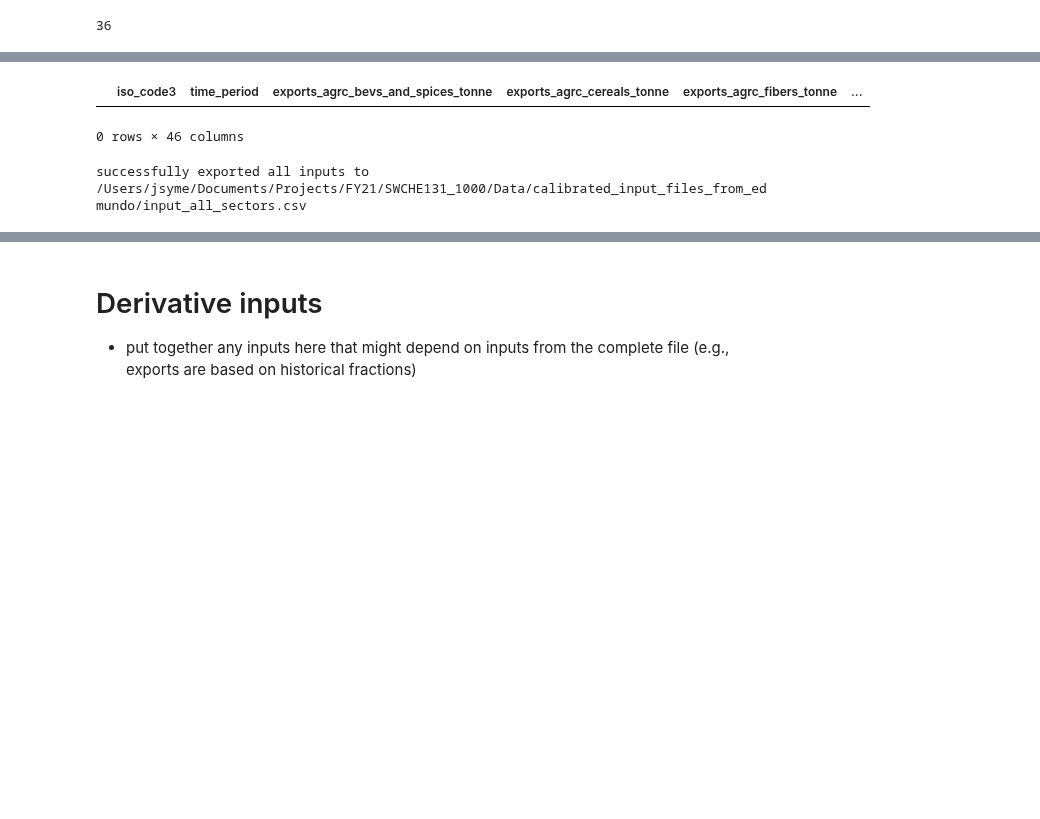
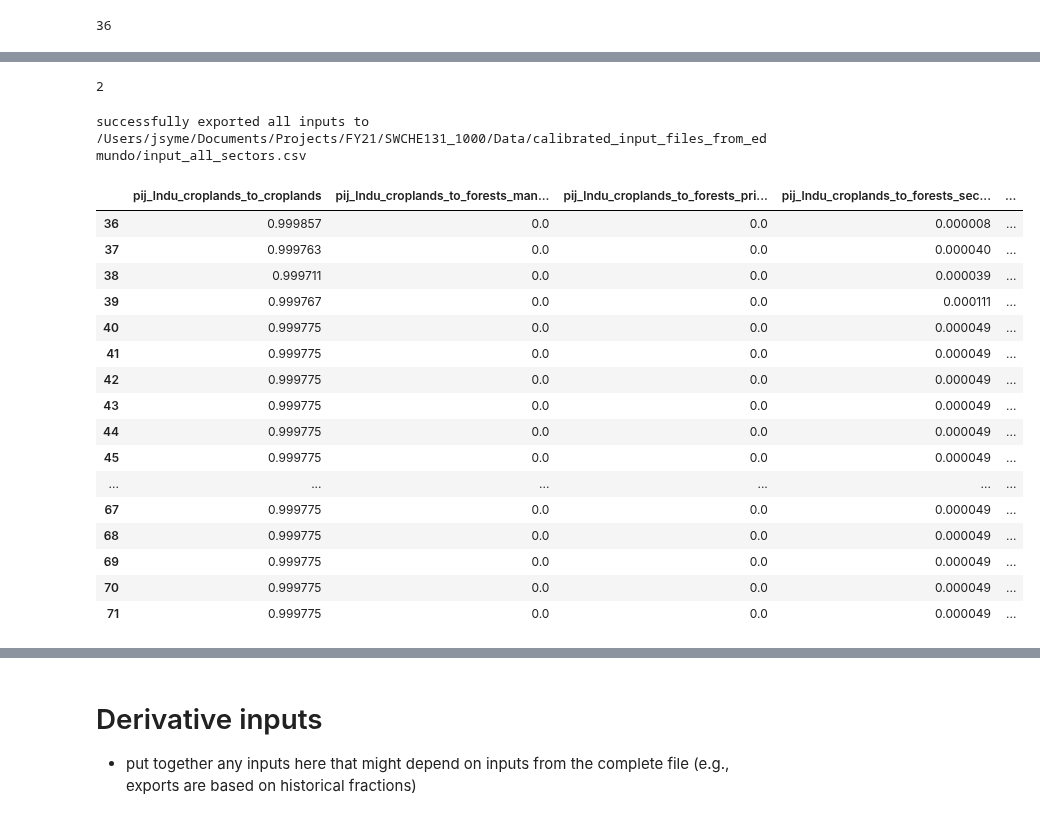
Before and after one commit to jcsyme/sisepuede, a Jupyter notebook: python/build_input_data_file_nonlac.ipynb, the cells around one changed output, grey strips where cells are left out. Cells and saved outputs as stored; diff of their text form; code cells hidden in the pictures; blank space fills up the shorter version.

```diff
--- a/python/build_input_data_file_nonlac.ipynb
+++ b/python/build_input_data_file_nonlac.ipynb
@@ -2048,20 +2085,22 @@ df[
 # %%
 # co2 factors from LU conversion
-sa.fp_csv_lndu_ef_conversion_co2,
+df1 = pd.read_csv(sa.fp_csv_lndu_ef_conversion_co2)
+
 
 # forest sequestration factors
-sa.fp_csv_lndu_ef_forest_sequestration_co2,
+df2 = pd.read_csv(sa.fp_csv_lndu_ef_forest_sequestration_co2)
+
 
 # Import fractions and export totals
-sa.fp_csv_afolu_import_export_estimates,
+df3 = pd.read_csv(sa.fp_csv_afolu_import_export_estimates)
+
+df4 = pd.read_csv(sa.fp_csv_afolu_import_exports)
+
+len(df1["iso_alpha_3"].unique())
+len(df2["iso_alpha_3"].unique())
+len(df3["iso_code3"].unique())
+# %% [output]
+2
-# %%
-df = pd.read_csv(sa.fp_csv_afolu_import_export_estimates)
-df[
-    df["iso_code3"].isin(["TZA", "LKA"])
-]
-# %% [output]
-|  | iso_code3 | time_period | exports_agrc_bevs_and_spices_tonne | exports_agrc_cereals_tonne | exports_agrc_fibers_tonne | ... |
-0 rows × 46 columns
 # %%
 df_complete = None
 dfs_join = []
@@ -2112,3 +2151,25 @@ else:
     warnings.warn(f"MISSING FILES {all_fields_missing}")
 # %% [output]
 successfully exported all inputs to /Users/jsyme/Documents/Projects/FY21/SWCHE131_1000/Data/calibrated_input_files_from_edmundo/input_all_sectors.csv
+# %%
+df_complete[
+    df_complete["iso_code3"].isin(["TZA"])
+][[x for x in df_complete.columns if x.startswith("pij_lndu_croplands")]]
+# %% [output]
+|  | pij_lndu_croplands_to_croplands | pij_lndu_croplands_to_forests_man... | pij_lndu_croplands_to_forests_pri... | pij_lndu_croplands_to_forests_sec... | ... |
+| 36 | 0.999857 | 0.0 | 0.0 | 0.000008 | ... |
+| 37 | 0.999763 | 0.0 | 0.0 | 0.000040 | ... |
+| 38 | 0.999711 | 0.0 | 0.0 | 0.000039 | ... |
+| 39 | 0.999767 | 0.0 | 0.0 | 0.000111 | ... |
+| 40 | 0.999775 | 0.0 | 0.0 | 0.000049 | ... |
+| 41 | 0.999775 | 0.0 | 0.0 | 0.000049 | ... |
+| 42 | 0.999775 | 0.0 | 0.0 | 0.000049 | ... |
+| 43 | 0.999775 | 0.0 | 0.0 | 0.000049 | ... |
+| 44 | 0.999775 | 0.0 | 0.0 | 0.000049 | ... |
+| 45 | 0.999775 | 0.0 | 0.0 | 0.000049 | ... |
+| ... | ... | ... | ... | ... | ... |
+| 67 | 0.999775 | 0.0 | 0.0 | 0.000049 | ... |
+| 68 | 0.999775 | 0.0 | 0.0 | 0.000049 | ... |
+| 69 | 0.999775 | 0.0 | 0.0 | 0.000049 | ... |
+| 70 | 0.999775 | 0.0 | 0.0 | 0.000049 | ... |
+| 71 | 0.999775 | 0.0 | 0.0 | 0.000049 | ... |
```
Also changed, not shown: parts of 13 cells of this notebook, 11 other files.
